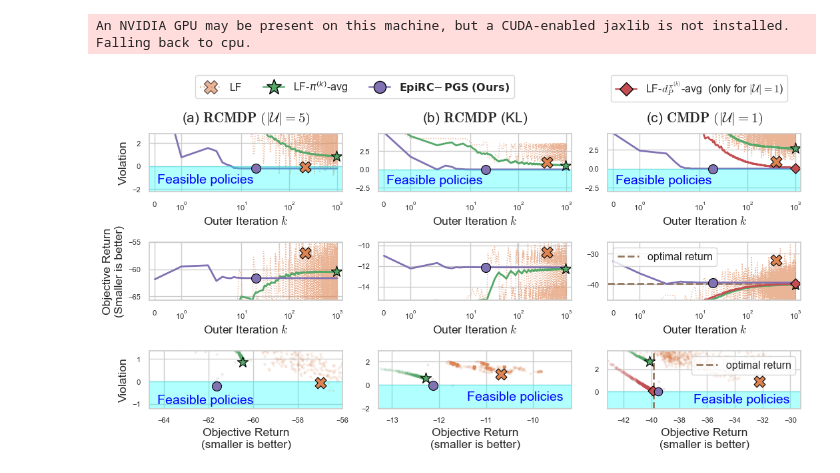
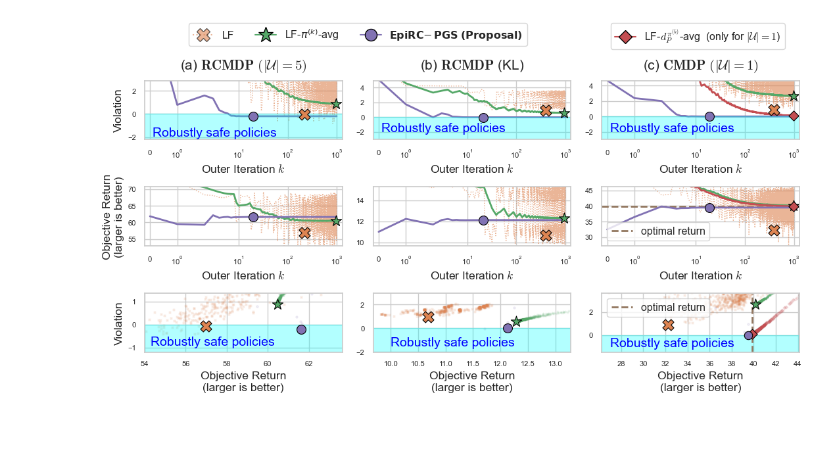
Before and after one commit to matsuolab/RCMDP-Epigraph, a Jupyter notebook: plot-all.ipynb, the cells around one changed output. Cells and saved outputs as stored; diff of their text form; code cells hidden in the pictures; blank space fills up the shorter version.

```diff
--- a/plot-all.ipynb
+++ b/plot-all.ipynb
@@ -49,13 +49,13 @@ with sns.axes_style("whitegrid"):
 
         # >>>>> plot J vs v
         J_list, v_list = algos[name]
-        Js, Vs = J_list.mean(axis=0), v_list.mean(axis=0)
+        Js, Vs = -J_list.mean(axis=0), v_list.mean(axis=0)
         plt.scatter(Js, Vs, marker=marker[name], s=5, color=colors[name], alpha=0.1)
         # <<<<<
 
         # >>>>> if a feasible policy exist, emphasize the best policy
         if np.sum(Vs <= 0) > 0:
-            vio_J = np.where(Vs <= 0, Js, np.infty)
+            vio_J = np.where(Vs <= 0, -Js, np.infty)
             best_idx[name] = np.argmin(vio_J)
         else:
             best_idx[name] = np.argmin(Vs)
@@ -72,9 +72,9 @@ with sns.axes_style("whitegrid"):
 
     ax.fill_between(x=[Jmin-3, Jmax+3], y1=-100, y2=0, color="cyan", alpha=0.3)
     plt.ylim(vmin, vmax-1)
-    plt.xlim(Jmin, Jmax+0.5)
-    plt.xlabel("Objective Return" "\n" "(smaller is better)")
-    plt.text(-11.4, -1.3, "Feasible policies", fontsize=14, color="blue")
+    plt.xlim(Jmin, Jmax)
+    plt.xlabel("Objective Return" "\n" "(larger is better)")
+    plt.text(10., -1.5, "Robustly safe policies", fontsize=14, color="blue")
 
     ax.tick_params(axis='both', which='major', labelsize=ticksize)
 
@@ -83,7 +83,7 @@ with sns.axes_style("whitegrid"):
     ax = fig.add_subplot(332)
     for name in [LF, LFpolavg, EF]:
         J_list, v_list = algos[name]
-        J, v = J_list.mean(axis=0), v_list.mean(axis=0)
+        J, v = -J_list.mean(axis=0), v_list.mean(axis=0)
         plt.plot(np.arange(len(v)), v, label=name, linestyle=linestyle[name], alpha=alphas[name], color=colors[name], zorder=1, linewidth=linewidth[name])
         plt.scatter(best_idx[name], v[best_idx[name]], marker=marker[name], color=colors[name], s=markersize[name], edgecolors="black", linewidths=0.8, zorder=2)
 
@@ -92,7 +92,7 @@ with sns.axes_style("whitegrid"):
     plt.xscale(xscale_iteration)
     plt.xlim(*xlim_iteration)
     plt.xlabel(iteration_label)
-    plt.text(0.1, -2.0, "Feasible policies", fontsize=14, color="blue")
+    plt.text(0.1, -2.0, "Robustly safe policies", fontsize=14, color="blue")
 
     ax.tick_params(axis='both', which='major', labelsize=ticksize)
     title = ax.set_title(r"(b) $\mathbf{RCMDP}$ (KL)", x=0.5, y=1.1, fontsize=15)
@@ -104,11 +104,11 @@ with sns.axes_style("whitegrid"):
 
     for name in [LF, LFpolavg, EF]:
         J_list, v_list = algos[name]
-        J, v = J_list.mean(axis=0), v_list.mean(axis=0)
+        J, v = -J_list.mean(axis=0), v_list.mean(axis=0)
         plt.plot(np.arange(len(J)), J,  label=name, linestyle=linestyle[name], alpha=alphas[name], color=colors[name], zorder=1, linewidth=linewidth[name])
         plt.scatter(best_idx[name], J[best_idx[name]], marker=marker[name], color=colors[name], s=markersize[name], edgecolors="black", linewidths=0.8, zorder=2)
 
-    plt.ylim(Jmin-2, Jmax)
+    plt.ylim(Jmin, Jmax+2)
     plt.xscale(xscale_iteration)
     plt.xlim(*xlim_iteration)
     plt.xlabel(iteration_label)
@@ -132,13 +132,13 @@ with sns.axes_style("whitegrid"):
 
         # >>>>> plot J vs v
         J_list, v_list = algos[name]
-        Js, Vs = J_list.mean(axis=0), v_list.mean(axis=0)
+        Js, Vs = -J_list.mean(axis=0), v_list.mean(axis=0)
         plt.scatter(Js, Vs, marker=marker[name], s=5, color=colors[name], alpha=0.1)
         # <<<<<
 
         # >>>>> if a feasible policy exist, emphasize the best policy
         if np.sum(Vs <= 0) > 0:
-            vio_J = np.where(Vs <= 0, Js, np.infty)
+            vio_J = np.where(Vs <= 0, -Js, np.infty)
             best_idx[name] = np.argmin(vio_J)
         else:
             best_idx[name] = np.argmin(Vs)
@@ -153,13 +153,13 @@ with sns.axes_style("whitegrid"):
     Jmin, Jmax = Jmin - 3, Jmax + 1
     vmin, vmax = vmin - 1, vmax + 1
 
-    ax.fill_between(x=[Jmin, Jmax], y1=-100, y2=0, color="cyan", alpha=0.3)
+    ax.fill_between(x=[Jmin, Jmax+5], y1=-100, y2=0, color="cyan", alpha=0.3)
     plt.ylim(vmin, vmax-0.5)
-    plt.xlim(Jmin, Jmax)
-    plt.xlabel("Objective Return" "\n" "(smaller is better)")
+    plt.xlim(Jmin, Jmax+1)
+    plt.xlabel("Objective Return" "\n" "(larger is better)")
     plt.ylabel("Violation")
 
-    plt.text(-64.3, -1.0, "Feasible policies", fontsize=14, color="blue")
+    plt.text(54.3, -0.9, "Robustly safe policies", fontsize=14, color="blue")
     ax.tick_params(axis='both', which='major', labelsize=ticksize)
 
 # plot violation
@@ -167,7 +167,7 @@ with sns.axes_style("whitegrid"):
     ax = fig.add_subplot(331)
     for name in [LF, LFpolavg, EF]:
         J_list, v_list = algos[name]
-        J, v = J_list.mean(axis=0), v_list.mean(axis=0)
+        J, v = -J_list.mean(axis=0), v_list.mean(axis=0)
         plt.plot(np.arange(len(v)), v,  label=name, linestyle=linestyle[name], alpha=alphas[name], color=colors[name], zorder=1, linewidth=linewidth[name])
         plt.scatter(best_idx[name], v[best_idx[name]], marker=marker[name], color=colors[name], s=markersize[name], edgecolors="black", linewidths=0.8, zorder=2)
 
@@ -177,7 +177,7 @@ with sns.axes_style("whitegrid"):
     plt.xlim(xlim_iteration)
     plt.xlabel(iteration_label)
     plt.ylabel("Violation")
-    plt.text(0.1, -1.5, "Feasible policies", fontsize=14, color="blue")
+    plt.text(0.1, -1.9, "Robustly safe policies", fontsize=14, color="blue")
     ax.tick_params(axis='both', which='major', labelsize=ticksize)
     title = ax.set_title(r"(a) $\mathbf{RCMDP}$ $(|\mathcal{U}|=5)$", x=0.5, y=1.1, fontsize=15)
 
@@ -188,15 +188,15 @@ with sns.axes_style("whitegrid"):
 
     for name in [LF, LFpolavg, EF]:
         J_list, v_list = algos[name]
-        J, v = J_list.mean(axis=0), v_list.mean(axis=0)
+        J, v = -J_list.mean(axis=0), v_list.mean(axis=0)
         plt.plot(np.arange(len(J)), J,  label=name, linestyle=linestyle[name], alpha=alphas[name], color=colors[name], zorder=1, linewidth=linewidth[name])
         plt.scatter(best_idx[name], J[best_idx[name]], marker=marker[name], color=colors[name], s=markersize[name], edgecolors="black", linewidths=0.8, zorder=2)
 
     plt.xscale(xscale_iteration)
     plt.xlim(xlim_iteration)
-    plt.ylim(Jmin-1, Jmax+1)
+    plt.ylim(Jmin-1, Jmax+8)
     plt.xlabel(iteration_label)
-    plt.ylabel("Objective Return" "\n" "(Smaller is better)")
+    plt.ylabel("Objective Return" "\n" "(larger is better)")
     ax.tick_params(axis='both', which='major', labelsize=ticksize)
 
 
@@ -212,18 +212,18 @@ with open(f"results/{FIGNAME}.pkl", "rb") as f:
 # plot objective return vs violation
 with sns.axes_style("whitegrid"):
     ax = fig.add_subplot(339)
-    ax.axvline(x=algos[OptimalCMDP][0].mean(axis=0)[0], color=colors[OptimalCMDP], linewidth=2, label="optimal return", linestyle=linestyle[OptimalCMDP])
+    ax.axvline(x=-algos[OptimalCMDP][0].mean(axis=0)[0], color=colors[OptimalCMDP], linewidth=2, label="optimal return", linestyle=linestyle[OptimalCMDP])
     for name in [LF, LFpolavg, LFoccavg, EF]:
 
         # >>>>> plot J vs v
         J_list, v_list = algos[name]
-        Js, Vs = J_list.mean(axis=0), v_list.mean(axis=0)
+        Js, Vs = -J_list.mean(axis=0), v_list.mean(axis=0)
         plt.scatter(Js, Vs, marker=marker[name], s=5, color=colors[name], alpha=0.1)
         # <<<<<
 
         # >>>>> if a feasible policy exist, emphasize the best policy
         if np.sum(Vs <= 0) > 0:
-            vio_J = np.where(Vs <= 0, Js, np.infty)
+            vio_J = np.where(Vs <= 0, -Js, np.infty)
             best_idx[name] = np.argmin(vio_J)
         else:
             best_idx[name] = np.argmin(Vs)
@@ -244,11 +244,11 @@ with sns.axes_style("whitegrid"):
     vmin, vmax = vmin - 1, vmax + 2
 
     ax.fill_between(x=[Jmin-5, Jmax+5], y1=-100, y2=0, color="cyan", alpha=0.3)
-    plt.xlim(Jmin-2, Jmax+2)
+    plt.xlim(Jmin-5, Jmax+3)
     plt.ylim(vmin-0.5, vmax-1)
-    plt.xlabel("Objective Return" "\n" "(smaller is better)")
-    plt.legend(loc="upper right")
-    plt.text(-37, -1.0, "Feasible policies", fontsize=14, color="blue")
+    plt.xlabel("Objective Return" "\n" "(larger is better)")
+    plt.legend(loc="upper left")
+    plt.text(27, -1.0, "Robustly safe policies", fontsize=14, color="blue")
 
     ax.tick_params(axis='both', which='major', labelsize=ticksize)
 
@@ -258,7 +258,7 @@ with sns.axes_style("whitegrid"):
     for name in [LF, LFpolavg, LFoccavg, EF]:
         J_list, v_list = algos[name]
 
-        J, v = J_list.mean(axis=0), v_list.mean(axis=0)
+        J, v = -J_list.mean(axis=0), v_list.mean(axis=0)
         plt.plot(np.arange(len(v)), v, label=name, linestyle=linestyle[name], alpha=alphas[name], color=colors[name], zorder=1, linewidth=linewidth[name])
         plt.scatter(best_idx[name], v[best_idx[name]], marker=marker[name], color=colors[name], s=markersize[name], edgecolors="black", linewidths=0.8, zorder=2)
 
@@ -267,7 +267,7 @@ with sns.axes_style("whitegrid"):
     plt.xlim(*xlim_iteration)
     plt.ylim(vmin-2, vmax)
     plt.xlabel(iteration_label)
-    plt.text(0.1, -2.0, "Feasible policies", fontsize=14, color="blue")
+    plt.text(0.1, -2.0, "Robustly safe policies", fontsize=14, color="blue")
     ax.tick_params(axis='both', which='major', labelsize=ticksize)
     title = ax.set_title(r"(c) $\mathbf{CMDP}$ $(|\mathcal{U}|=1)$", x=0.5, y=1.1, fontsize=15)
 
@@ -275,18 +275,18 @@ with sns.axes_style("whitegrid"):
 # plot objective return
 with sns.axes_style("whitegrid"):
     ax = fig.add_subplot(336)
-    ax.axhline(y=algos[OptimalCMDP][0].mean(axis=0)[0], color=colors[OptimalCMDP], linewidth=2, zorder=1, label="optimal return", linestyle=linestyle[OptimalCMDP])
+    ax.axhline(y=-algos[OptimalCMDP][0].mean(axis=0)[0], color=colors[OptimalCMDP], linewidth=2, zorder=1, label="optimal return", linestyle=linestyle[OptimalCMDP])
 
     for name in [LF, LFpolavg, LFoccavg, EF]:
         J_list, v_list = algos[name]
-        J, v = J_list.mean(axis=0), v_list.mean(axis=0)
+        J, v = -J_list.mean(axis=0), v_list.mean(axis=0)
         plt.plot(np.arange(len(J)), J, linestyle=linestyle[name], alpha=alphas[name], color=colors[name], zorder=1, linewidth=linewidth[name])
         plt.scatter(best_idx[name], J[best_idx[name]], marker=marker[name], color=colors[name], s=markersize[name], edgecolors="black", linewidths=0.8, zorder=2)
     plt.xscale(xscale_iteration)
     plt.xlim(*xlim_iteration)
     plt.ylim(Jmin-4, Jmax+5)
     plt.xlabel(iteration_label)
-    plt.legend(loc="upper left")
+    plt.legend(loc="lower left")
     ax.tick_params(axis='both', which='major', labelsize=ticksize)
 
 
@@ -297,35 +297,37 @@ with sns.axes_style("whitegrid"):
     # handles.append(
     #     plt.fill_between(x=[], y1=0, y2=0, color="cyan", alpha=0.5, label="feasible region")
     # )
 
+    EFp = EF.replace("Ours", "Proposal")
     labels = [LF, LFpolavg, EF]
-    for name in labels:
+    label_names = [LF, LFpolavg, EFp]
+
+    for name, lname in zip(labels, label_names):
         size = 13
         if name == LF:
             size = 15
         elif name == LFpolavg:
             size = 17
         handles.append(
-            plt.plot([], label=name, linestyle=linestyle[name], alpha=alphas[name], color=colors[name], marker=marker[name], markersize=size, markeredgecolor="black")[0]
+            plt.plot([], label=lname, linestyle=linestyle[name], alpha=alphas[name], color=colors[name], marker=marker[name], markersize=size, markeredgecolor="black")[0]
         )
-    labels = [LF, r"LF-$\pi^{(k)}$-avg", EF]
+    labels = [LF, r"LF-$\pi^{(k)}$-avg", EFp]
     lgd = fig.legend(handles, labels, loc="upper center", bbox_to_anchor=(0.37, 1.07), ncol=len(labels))
 
 
 with sns.axes_style("whitegrid"):
     plt.rcParams["mathtext.fontset"] = 'cm'
     label = r"LF-$d^{\pi^{(k)}}_P$-avg  (only for $|\mathcal{U}|=1$)"
     handles = []
     handles.append(
         plt.plot([], linestyle=linestyle[LFoccavg], color=colors[LFoccavg], marker=marker[LFoccavg], markersize=10, markeredgecolor="black")[0]
     )
     lgd = fig.legend(handles, [label], loc="upper center", bbox_to_anchor=(0.84, 1.07), ncol=len(labels))
 
 
 fig.tight_layout()
 
 plt.savefig(f"results/all.pdf", bbox_extra_artists=(lgd, ), bbox_inches="tight")
 plt.savefig(f"results/all.png", bbox_extra_artists=(lgd, ), bbox_inches="tight")
 # %% [output]
-An NVIDIA GPU may be present on this machine, but a CUDA-enabled jaxlib is not installed. Falling back to cpu.
-[figure, old version]
+[figure, new version]
```
Also changed, not shown: 8 other files.
